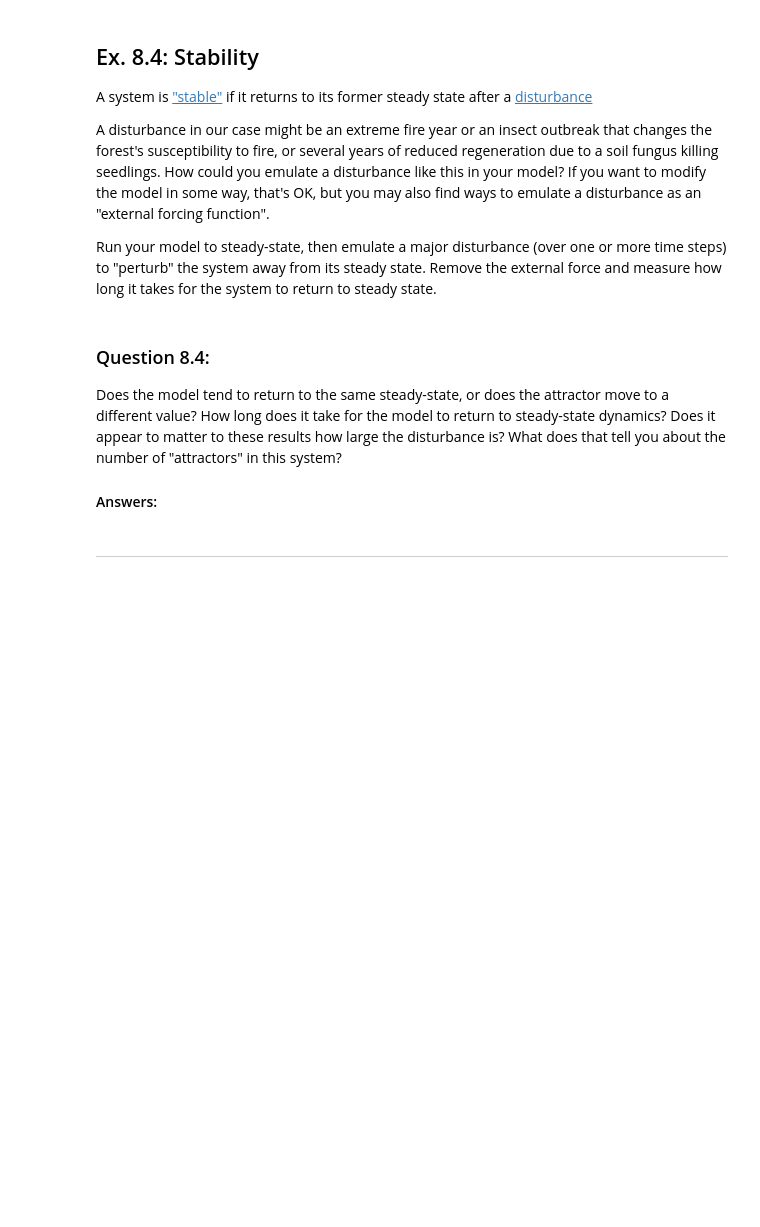
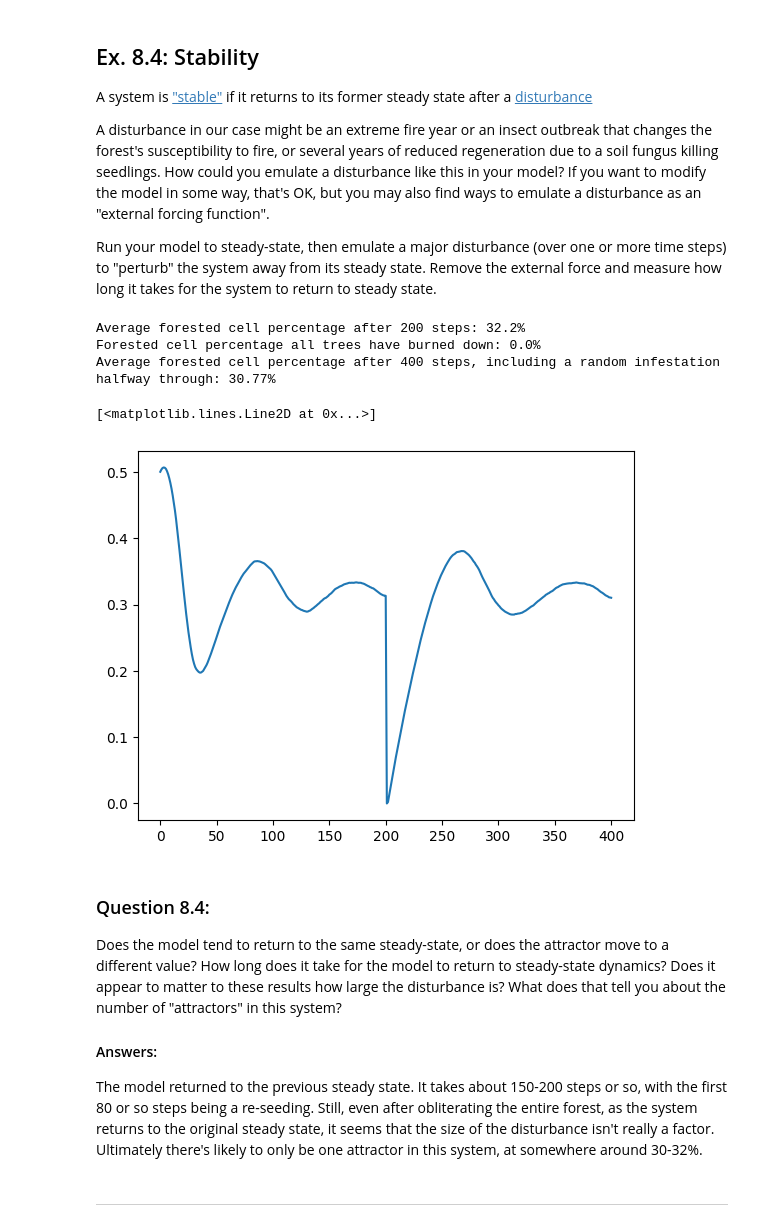
Before and after one commit to wattyven/cap-comp215, a Jupyter notebook: labs/lab08.ipynb, the cells around one changed output. Cells and saved outputs as stored; diff of their text form; code cells hidden in the pictures; blank space fills up the shorter version.

```diff
--- a/labs/lab08.ipynb
+++ b/labs/lab08.ipynb
@@ -272,3 +299,35 @@ Run your model to steady-state, then emulate a major disturbance (over one or mo
+# %%
+# Ex. 8.4 here
+
+sim_model = ForestFire(400, p=0.01, f=0.001, q=0.5) # 400 x 400 grid
+sim_status = [sim_model.pct_occupied()]
+for i in range(200): # just 400 steps this time - split into 200, random event, then 199
+    sim_model.step()
+    sim_status.append(sim_model.pct_occupied())
+print(f'Average forested cell percentage after 200 steps: {round(np.mean(sim_status) * 100, 2)}%') # after 200 steps
+
+# disturbance simulation
+# extreme fire year - 100% of forested cells burn down
+sim_model.state[np.where(sim_model.state == sim_model.OCCUPIED)] = sim_model.FIRE
+sim_status.append(sim_model.pct_occupied())
+print(f'Forested cell percentage all trees have burned down: {round(sim_model.pct_occupied() * 100, 2)}%')
+
+# back to 199 more steps of fire
+for i in range(199):
+    sim_model.step()
+    sim_status.append(sim_model.pct_occupied())
+print(f'Average forested cell percentage after 400 steps, including a random infestation halfway through: {round(np.mean(sim_status) * 100, 2)}%') # after 400 steps
+
+# plot the results
+plt.plot(np.array(range(len(sim_status))), np.array(sim_status))
+
+# it returns to a steady state fairly quickly.
+# %% [output]
+Average forested cell percentage after 200 steps: 32.2%
+Forested cell percentage all trees have burned down: 0.0%
+Average forested cell percentage after 400 steps, including a random infestation halfway through: 30.77%
+[<matplotlib.lines.Line2D at 0x...>]
+[figure, added]
 # %% [markdown]
 ### Question 8.4:
 Does the model tend to return to the same steady-state, or does the attractor move to a different value?
@@ -277,6 +336,9 @@ Does it appear to matter to these results how large the disturbance is?
 What does that tell you about the number of "attractors" in this system?
 
 #### Answers:
+
+The model returned to the previous steady state. It takes about 150-200 steps or so, with the first 80 or so steps being a re-seeding. Still, even after obliterating the entire forest,
+as the system returns to the original steady state, it seems that the size of the disturbance isn't really a factor. Ultimately there's likely to only be one attractor in this system, at somewhere around 30-32%.
 # %% [markdown]
 -----------------
 # %% [markdown]
```
Also changed, not shown: parts of 10 cells of this notebook.
